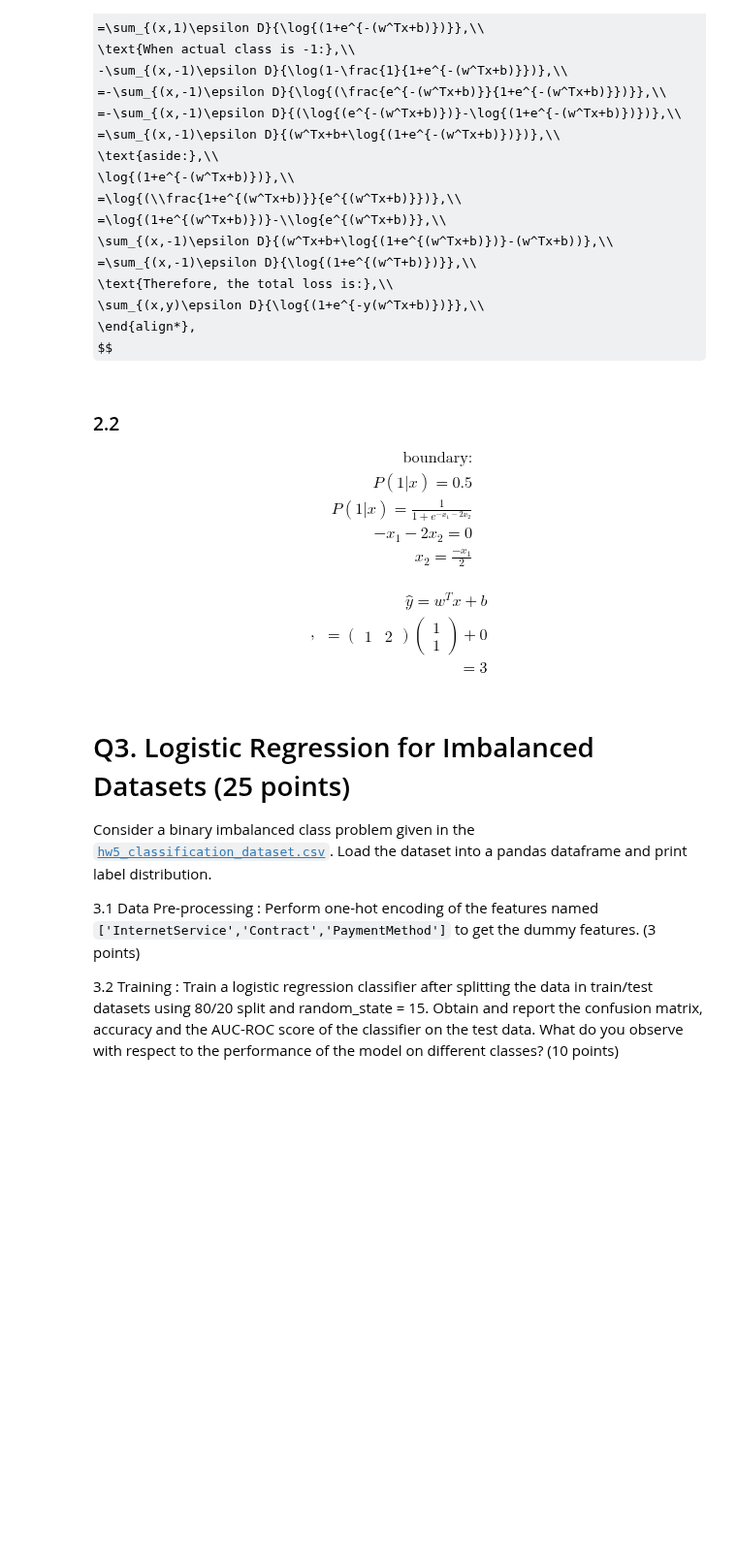
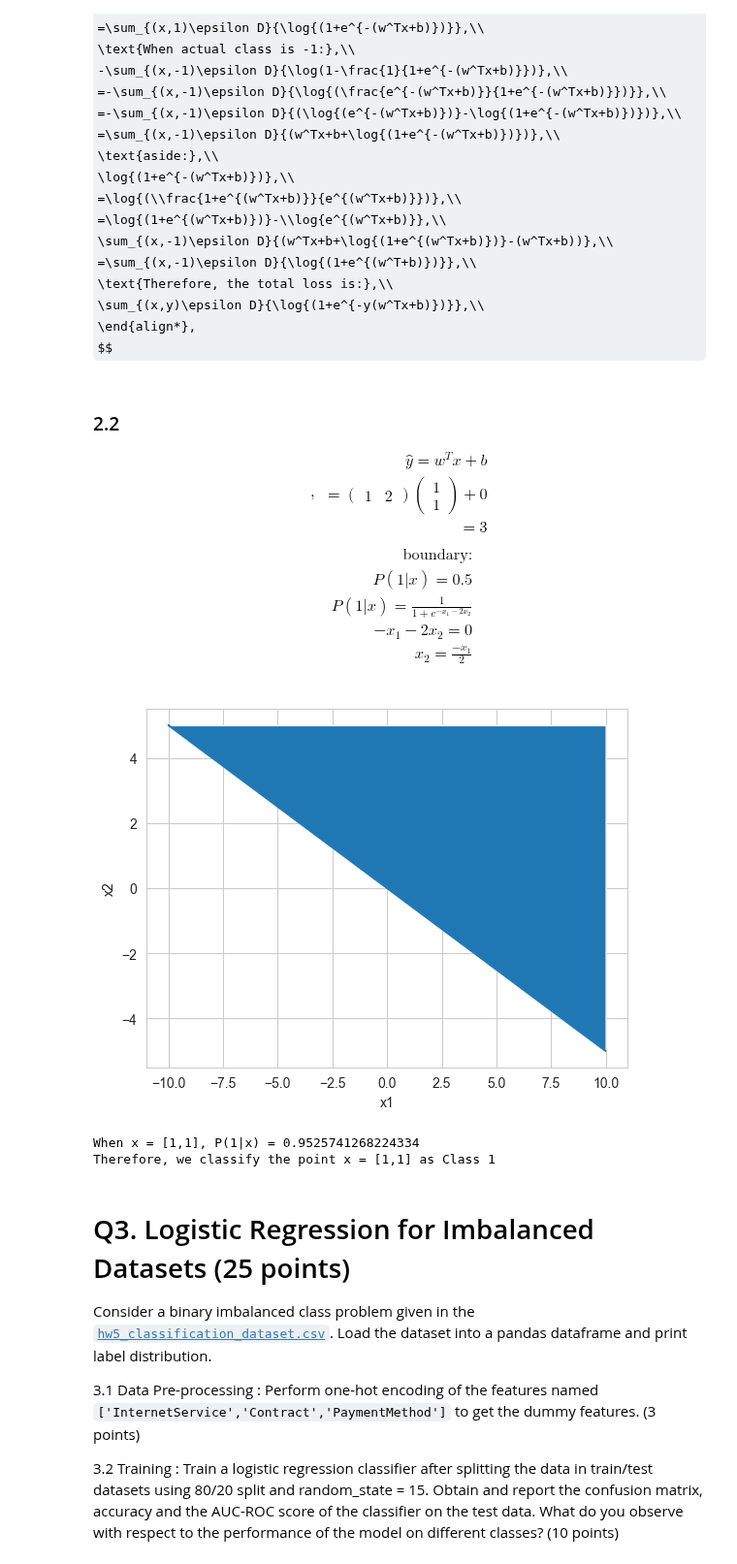
Before and after one commit to rreece15/ECE461P, a Jupyter notebook: Lab5/HW5.ipynb, the cells around one changed output. Shown at 97% size. Cells and saved outputs as stored; diff of their text form; code cells hidden in the pictures; some formulas as TeX source; blank space fills up the shorter version.

```diff
--- a/Lab5/HW5.ipynb
+++ b/Lab5/HW5.ipynb
@@ -140,16 +140,6 @@ P(1|x,w) = \sigma(w^Tx+b),\\
 $$
 # %% [markdown]
 ### 2.2
-$$
-\begin{align*}
-\text{boundary:}\\
-P(1|x)=0.5\\
-P(1|x)=\frac{1}{1+e^{-x_1-2x_2}}\\
--x_1-2x_2=0\\
-x_2=\frac{-x_1}{2}\\
-\end{align*}
-$$
-
 $$,
 \begin{align*}
 \hat{y} = w^{T}x+b\\
@@ -163,6 +153,37 @@ $$,
 = 3
 \end{align*}
 $$
+$$
+\begin{align*}
+\text{boundary:}\\
+P(1|x)=0.5\\
+P(1|x)=\frac{1}{1+e^{-x_1-2x_2}}\\
+-x_1-2x_2=0\\
+x_2=\frac{-x_1}{2}\\
+\end{align*}
+$$
+# %%
+import numpy as np
+import matplotlib.pyplot as plt
+import math
+
+def graph(formula, x_range):
+    x = np.array(x_range)
+    y = formula(x)
+    plt.plot(x, y)
+    plt.xlabel('x1')
+    plt.ylabel('x2')
+    plt.fill_between(x, y, 5)
+    plt.show()
+
+graph(lambda x: -x/2, range(-10, 11))
+p = 1/(1 + math.exp(-1-2))
+print('When x = [1,1], P(1|x) = ' + str(p))
+print('Therefore, we classify the point x = [1,1] as Class 1')
+# %% [output]
+[figure, added]
+When x = [1,1], P(1|x) = 0.9525741268224334
+Therefore, we classify the point x = [1,1] as Class 1
 # %% [markdown]
 # Q3. Logistic Regression for Imbalanced Datasets (25 points)
 
```
Also changed, not shown: parts of 3 cells of this notebook, 1 other file.
